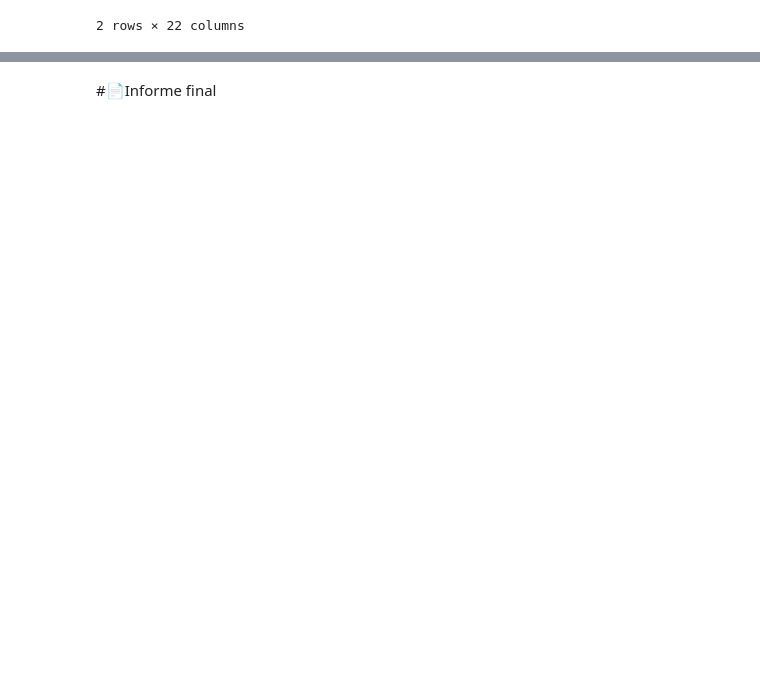
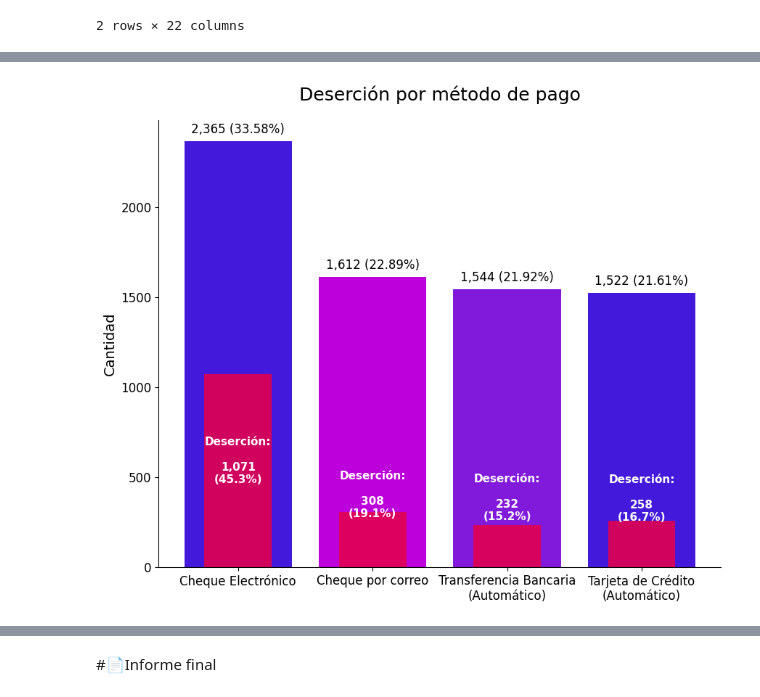
Before and after one commit to JGP-Code/TelecomX_LATAM_Challenge, a Jupyter notebook: TelecomX_LATAM.ipynb, the cells around one changed output, grey strips where cells are left out. Saved outputs shown, nothing was run; the diff lists cells and outputs as text; code cells hidden in the pictures; blank space fills up the shorter version.

```diff
--- a/TelecomX_LATAM.ipynb
+++ b/TelecomX_LATAM.ipynb
@@ -756,0 +834,60 @@ datos_normalizados.head(2)
+# %%
+#gráfica de deserción por metodo de pago
+
+import matplotlib.pyplot as plt
+import seaborn as sns
+
+datos_normalizados['account.PaymentMethod'] = (datos_normalizados['account.PaymentMethod'].replace({'Electronic check': 'Cheque Electrónico',
+                                                                                                    'Mailed check': 'Cheque por correo',
+                                                                                                    'Credit card (automatic)': 'Tarjeta de Crédito\n(Automático)',
+                                                                                                    'Bank transfer (automatic)':'Transferencia Bancaria\n(Automático)'}))
+
+cuenta_metpago = datos_normalizados['account.PaymentMethod'].value_counts()
+porcentaje_metpago = datos_normalizados['account.PaymentMethod'].value_counts(normalize=True) * 100
+
+churn_cuenta_metpago= datos_normalizados.groupby('account.PaymentMethod')['Churn'].sum()
+churn_porcentaje_metpago = datos_normalizados.groupby('account.PaymentMethod')['Churn'].mean() * 100
+
+
+colores = ['#431ADB', '#BD00DB', '#821ADB']
+colores_churn = ['#E10050']    # barras sombreadas (más oscuras)
+
+fig, ax = plt.subplots(figsize=(10, 8))
+
+#barra principal
+ax.bar(cuenta_metpago.index, cuenta_metpago.values, color=colores)
+
+#barra secundaria churn
+ax.bar(cuenta_metpago.index, churn_cuenta_metpago.values, color=colores_churn,
+    width=0.5,          # más delgada para que se vea como "sombreado"
+    alpha=0.9)
+
+
+ax.set_title('Deserción por método de pago',
+             loc='center', fontsize=18, pad = 20)
+ax.set_xlabel('') #en este caso dejo vacio
+ax.set_ylabel('Cantidad', fontsize=14)
+ax.xaxis.set_tick_params(labelsize=12)
+ax.yaxis.set_tick_params(labelsize=12)
+
+#etiquetas barra principal
+for i, (cant, pct) in enumerate(zip(cuenta_metpago.values, porcentaje_metpago.values)):
+    ax.text(i, cant + 0.02 * max(cuenta_metpago.values),
+            f"{cant:,} ({pct:.2f}%)",
+            ha='center', fontsize=12)
+
+#etiquetas Churn
+for i, (cant_churn, pct_churn) in enumerate(zip(churn_cuenta_metpago.values, churn_porcentaje_metpago.values)):
+    ax.text(i, cuenta_metpago.values[i] * 0.25,   # posición vertical de la etiqueta "Clientes retirados"
+            f"Deserción:\n\n{cant_churn:,}\n({pct_churn:.1f}%)",
+            ha='center', va='center',
+            fontsize=11, color='white', fontweight='bold')
+
+
+#eliminar la línea superior del gráfico
+ax.spines['top'].set_visible(False)
+ax.spines['right'].set_visible(False)
+
+plt.show()
+# %% [output]
+[figure, added]
```
Also changed, not shown: parts of 7 cells of this notebook.
